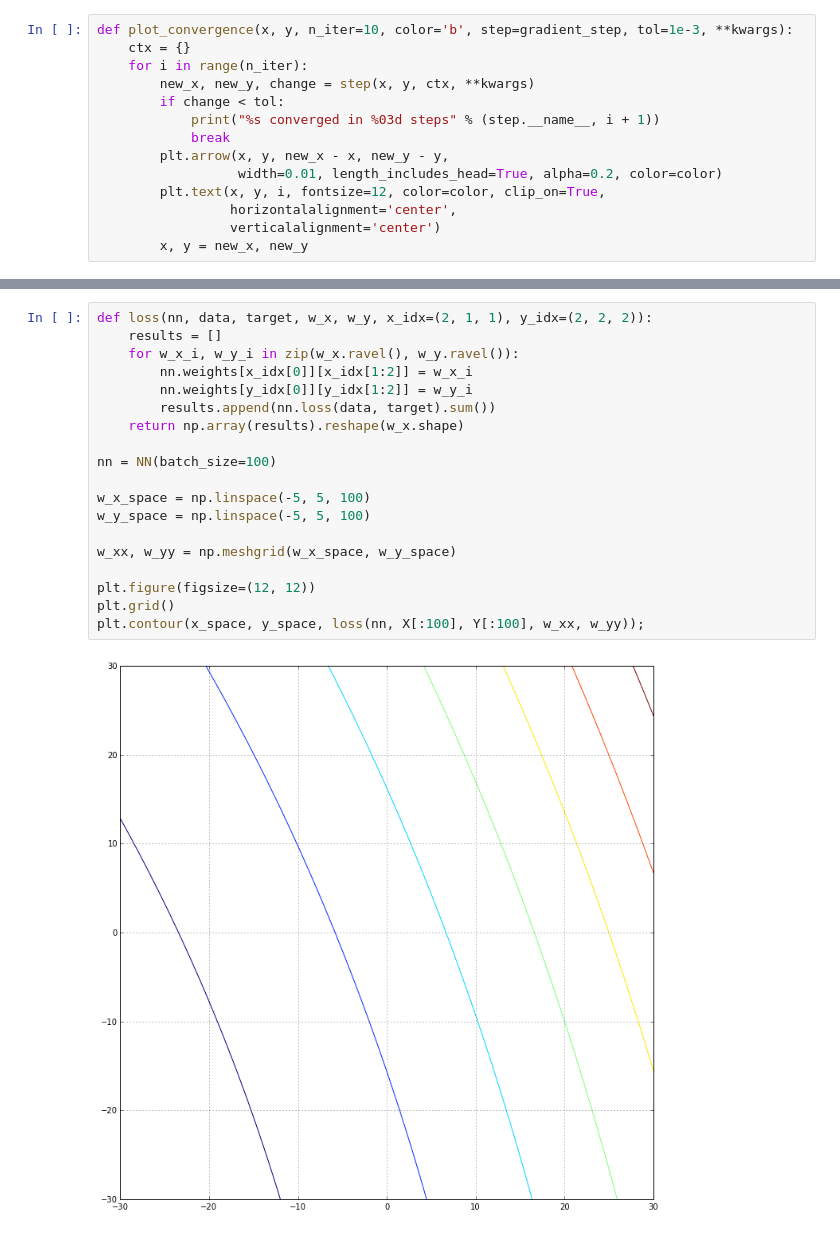
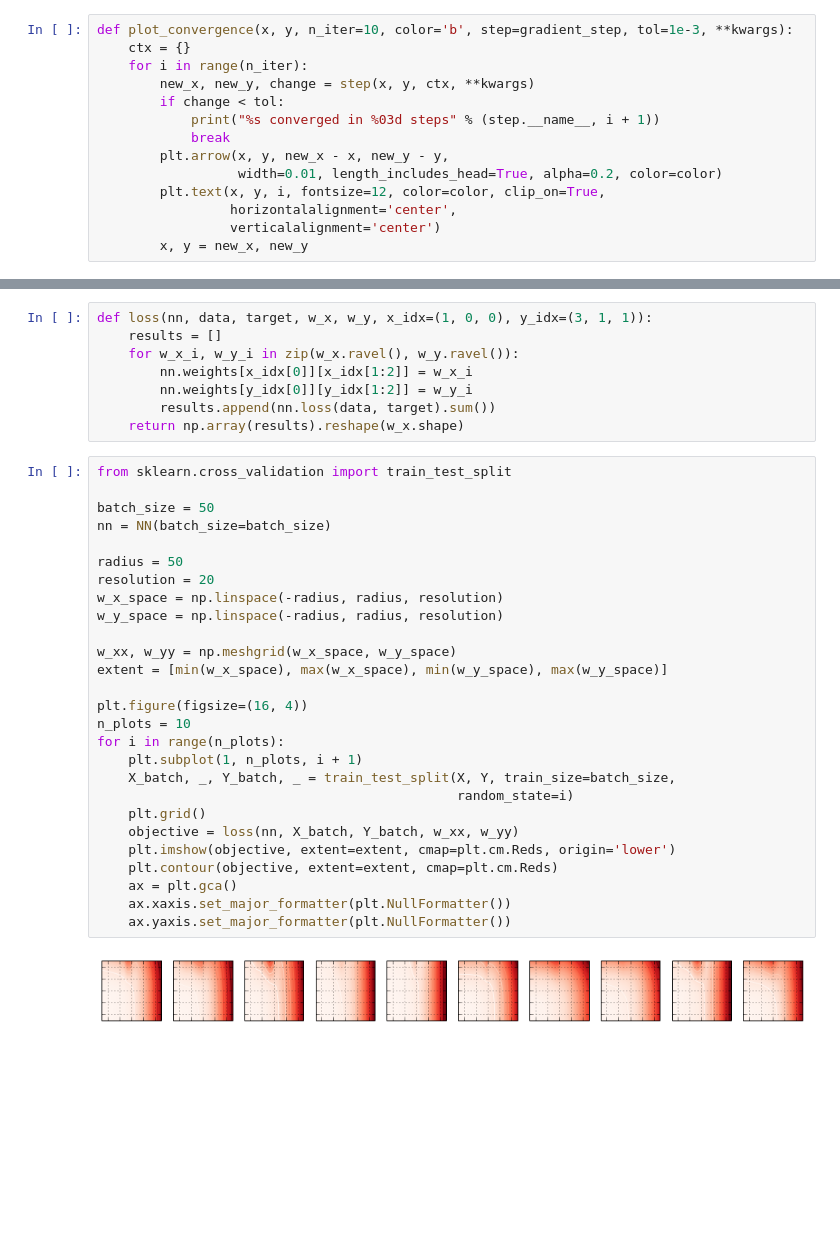
Before and after one commit to ogrisel/notebooks, a Jupyter notebook: Gradient.ipynb, the cells around one changed output, grey strips where cells are left out. Saved outputs shown, nothing was run; the diff lists cells and outputs as text; blank space fills up the shorter version.

```diff
--- a/Gradient.ipynb
+++ b/Gradient.ipynb
@@ -197,22 +201,38 @@ array([[  4.16107746e+02,   1.67416346e+04,   0.00000000e+00,
           1.00000000e+00]])
 # %%
-def loss(nn, data, target, w_x, w_y, x_idx=(2, 1, 1), y_idx=(2, 2, 2)):
+def loss(nn, data, target, w_x, w_y, x_idx=(1, 0, 0), y_idx=(3, 1, 1)):
     results = []
     for w_x_i, w_y_i in zip(w_x.ravel(), w_y.ravel()):
         nn.weights[x_idx[0]][x_idx[1:2]] = w_x_i
         nn.weights[y_idx[0]][y_idx[1:2]] = w_y_i
         results.append(nn.loss(data, target).sum())
     return np.array(results).reshape(w_x.shape)
-
-nn = NN(batch_size=100)
-
-w_x_space = np.linspace(-5, 5, 100)
-w_y_space = np.linspace(-5, 5, 100)
-
-w_xx, w_yy = np.meshgrid(w_x_space, w_y_space)
-
-plt.figure(figsize=(12, 12))
-plt.grid()
-plt.contour(x_space, y_space, loss(nn, X[:100], Y[:100], w_xx, w_yy));
-# %% [output]
-[figure, removed]
+# %%
+from sklearn.cross_validation import train_test_split
+
+batch_size = 50
+nn = NN(batch_size=batch_size)
+
+radius = 50
+resolution = 20
+w_x_space = np.linspace(-radius, radius, resolution)
+w_y_space = np.linspace(-radius, radius, resolution)
+
+w_xx, w_yy = np.meshgrid(w_x_space, w_y_space)
+extent = [min(w_x_space), max(w_x_space), min(w_y_space), max(w_y_space)]
+
+plt.figure(figsize=(16, 4))
+n_plots = 10
+for i in range(n_plots):
+    plt.subplot(1, n_plots, i + 1)
+    X_batch, _, Y_batch, _ = train_test_split(X, Y, train_size=batch_size,
+                                              random_state=i)
+    plt.grid()
+    objective = loss(nn, X_batch, Y_batch, w_xx, w_yy)
+    plt.imshow(objective, extent=extent, cmap=plt.cm.Reds, origin='lower')
+    plt.contour(objective, extent=extent, cmap=plt.cm.Reds)
+    ax = plt.gca()
+    ax.xaxis.set_major_formatter(plt.NullFormatter())
+    ax.yaxis.set_major_formatter(plt.NullFormatter())
+# %% [output]
+[figure, added]
```
Also changed, not shown: parts of 3 cells of this notebook.
